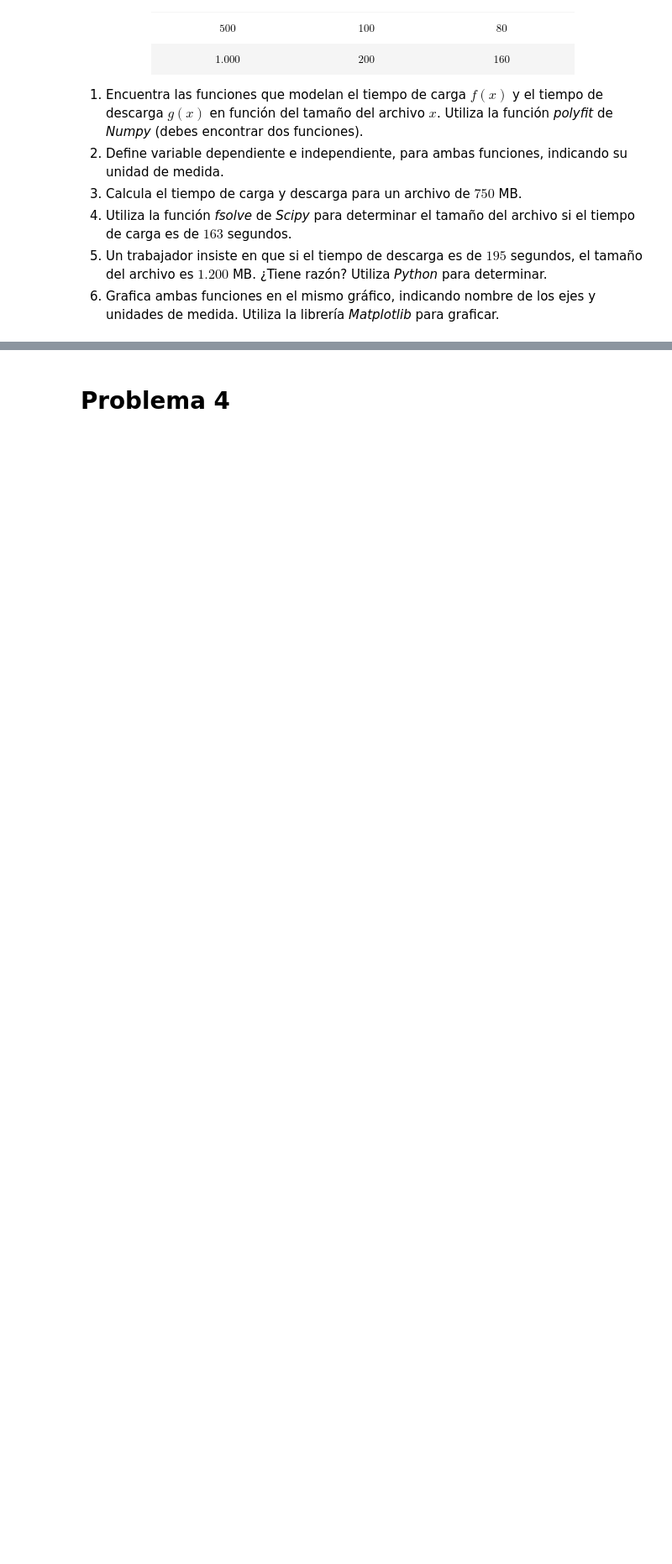
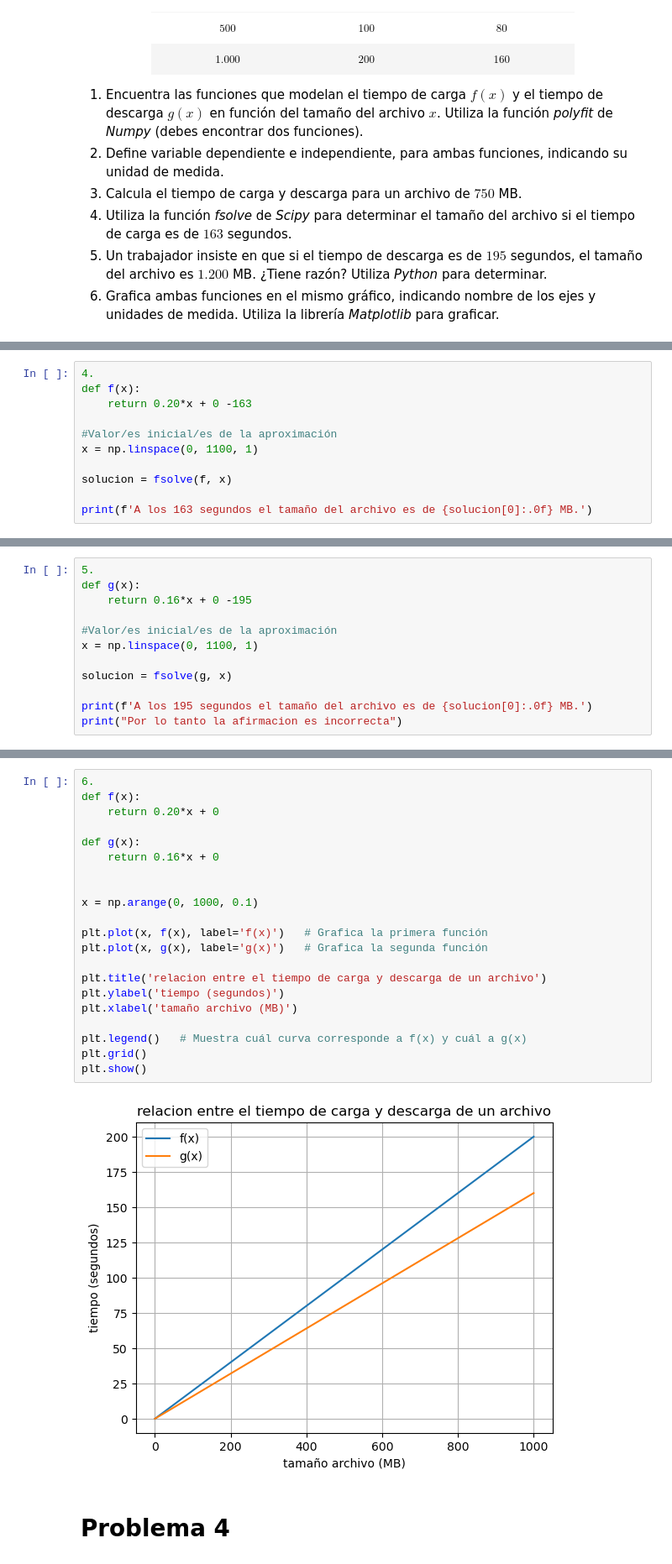
Before and after one commit to benjaarmijo/Matematica_aplicada, a Jupyter notebook: G2_Función_Lineal.ipynb, the cells around one changed output, grey strips where cells are left out. Shown at 84% size. Saved outputs shown, nothing was run; the diff lists cells and outputs as text; blank space fills up the shorter version.

```diff
--- a/G2_Función_Lineal.ipynb
+++ b/G2_Función_Lineal.ipynb
@@ -189,0 +224,11 @@ Una empresa de tecnología quiere optimizar el tiempo de carga y descarga de arc
+# %%
+4.
+def f(x):
+    return 0.20*x + 0 -163
+
+#Valor/es inicial/es de la aproximación
+x = np.linspace(0, 1100, 1)
+
+solucion = fsolve(f, x)
+
+print(f'A los 163 segundos el tamaño del archivo es de {solucion[0]:.0f} MB.')
@@ -189,0 +237,12 @@ Una empresa de tecnología quiere optimizar el tiempo de carga y descarga de arc
+# %%
+5.
+def g(x):
+    return 0.16*x + 0 -195
+
+#Valor/es inicial/es de la aproximación
+x = np.linspace(0, 1100, 1)
+
+solucion = fsolve(g, x)
+
+print(f'A los 195 segundos el tamaño del archivo es de {solucion[0]:.0f} MB.')
+print("Por lo tanto la afirmacion es incorrecta")
@@ -190,3 +252,26 @@ Una empresa de tecnología quiere optimizar el tiempo de carga y descarga de arc
+# %%
+6.
+def f(x):
+    return 0.20*x + 0
+
+def g(x):
+    return 0.16*x + 0
+
+
+x = np.arange(0, 1000, 0.1)
+
+plt.plot(x, f(x), label='f(x)')   # Grafica la primera función
+plt.plot(x, g(x), label='g(x)')   # Grafica la segunda función
+
+plt.title('relacion entre el tiempo de carga y descarga de un archivo')
+plt.ylabel('tiempo (segundos)')
+plt.xlabel('tamaño archivo (MB)')
+
+plt.legend()   # Muestra cuál curva corresponde a f(x) y cuál a g(x)
+plt.grid()
+plt.show()
+# %% [output]
+[figure, added]
 # %% [markdown]
 # Problema 4
 # %% [markdown]
```
Also changed, not shown: parts of 5 cells of this notebook.
